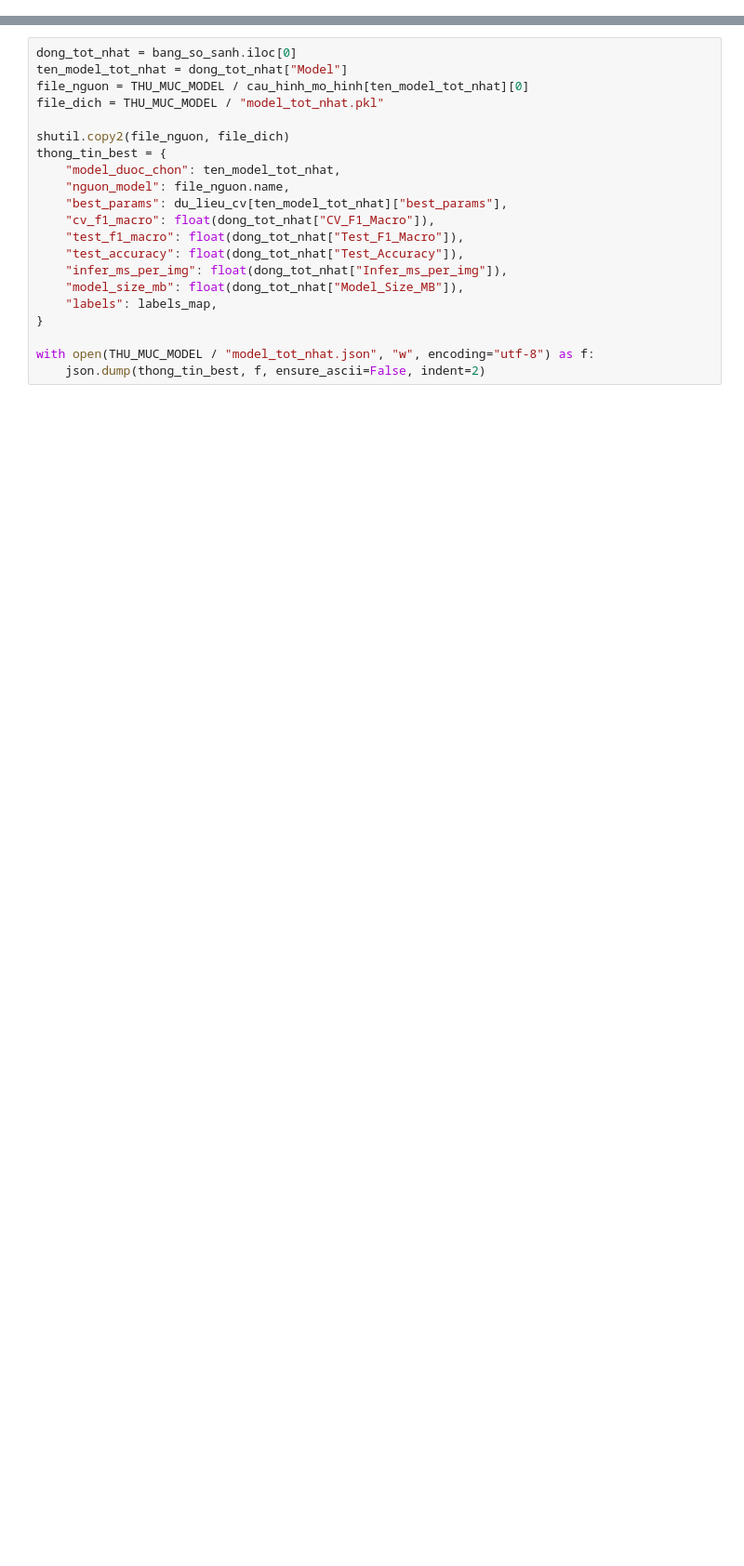
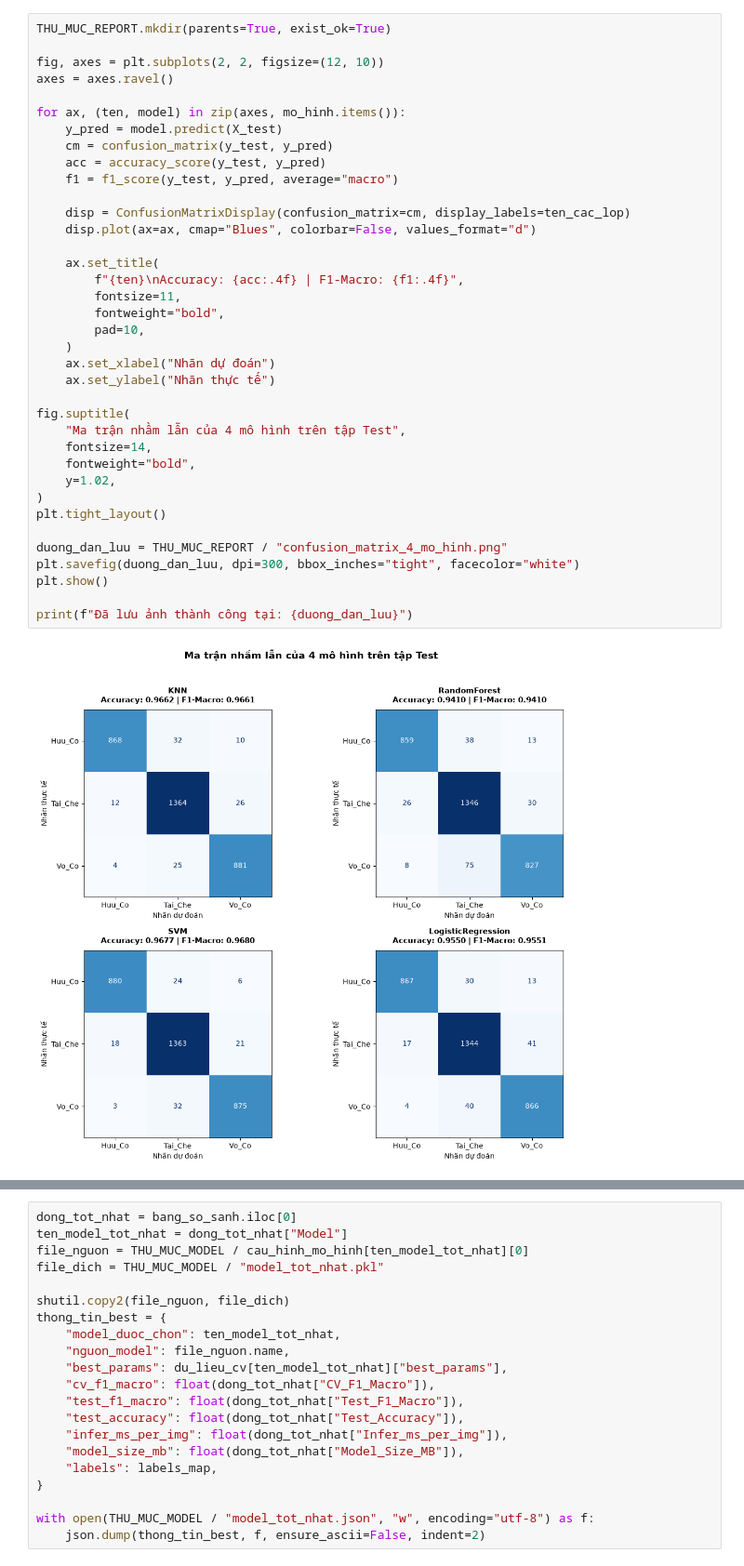
Before and after one commit to nvthuan06/ML_Phan_Loai_Rac_Thai, a Jupyter notebook: train/04_thong_so_cac_mo_hinh.ipynb, the cells around one changed output, grey strips where cells are left out. Shown at 93% size. Cells and saved outputs as stored; diff of their text form; blank space fills up the shorter version.

```diff
--- a/train/04_thong_so_cac_mo_hinh.ipynb
+++ b/train/04_thong_so_cac_mo_hinh.ipynb
@@ -139,0 +142,39 @@ plt.show()
+# %%
+THU_MUC_REPORT.mkdir(parents=True, exist_ok=True)
+
+fig, axes = plt.subplots(2, 2, figsize=(12, 10))
+axes = axes.ravel()
+
+for ax, (ten, model) in zip(axes, mo_hinh.items()):
+    y_pred = model.predict(X_test)
+    cm = confusion_matrix(y_test, y_pred)
+    acc = accuracy_score(y_test, y_pred)
+    f1 = f1_score(y_test, y_pred, average="macro")
+
+    disp = ConfusionMatrixDisplay(confusion_matrix=cm, display_labels=ten_cac_lop)
+    disp.plot(ax=ax, cmap="Blues", colorbar=False, values_format="d")
+
+    ax.set_title(
+        f"{ten}\nAccuracy: {acc:.4f} | F1-Macro: {f1:.4f}",
+        fontsize=11,
+        fontweight="bold",
+        pad=10,
+    )
+    ax.set_xlabel("Nhãn dự đoán")
+    ax.set_ylabel("Nhãn thực tế")
+
+fig.suptitle(
+    "Ma trận nhầm lẫn của 4 mô hình trên tập Test",
+    fontsize=14,
+    fontweight="bold",
+    y=1.02,
+)
+plt.tight_layout()
+
+duong_dan_luu = THU_MUC_REPORT / "confusion_matrix_4_mo_hinh.png"
+plt.savefig(duong_dan_luu, dpi=300, bbox_inches="tight", facecolor="white")
+plt.show()
+
+print(f"Đã lưu ảnh thành công tại: {duong_dan_luu}")
+# %% [output]
+[figure, added]
```
Also changed, not shown: parts of 4 cells of this notebook, 11 other files.
